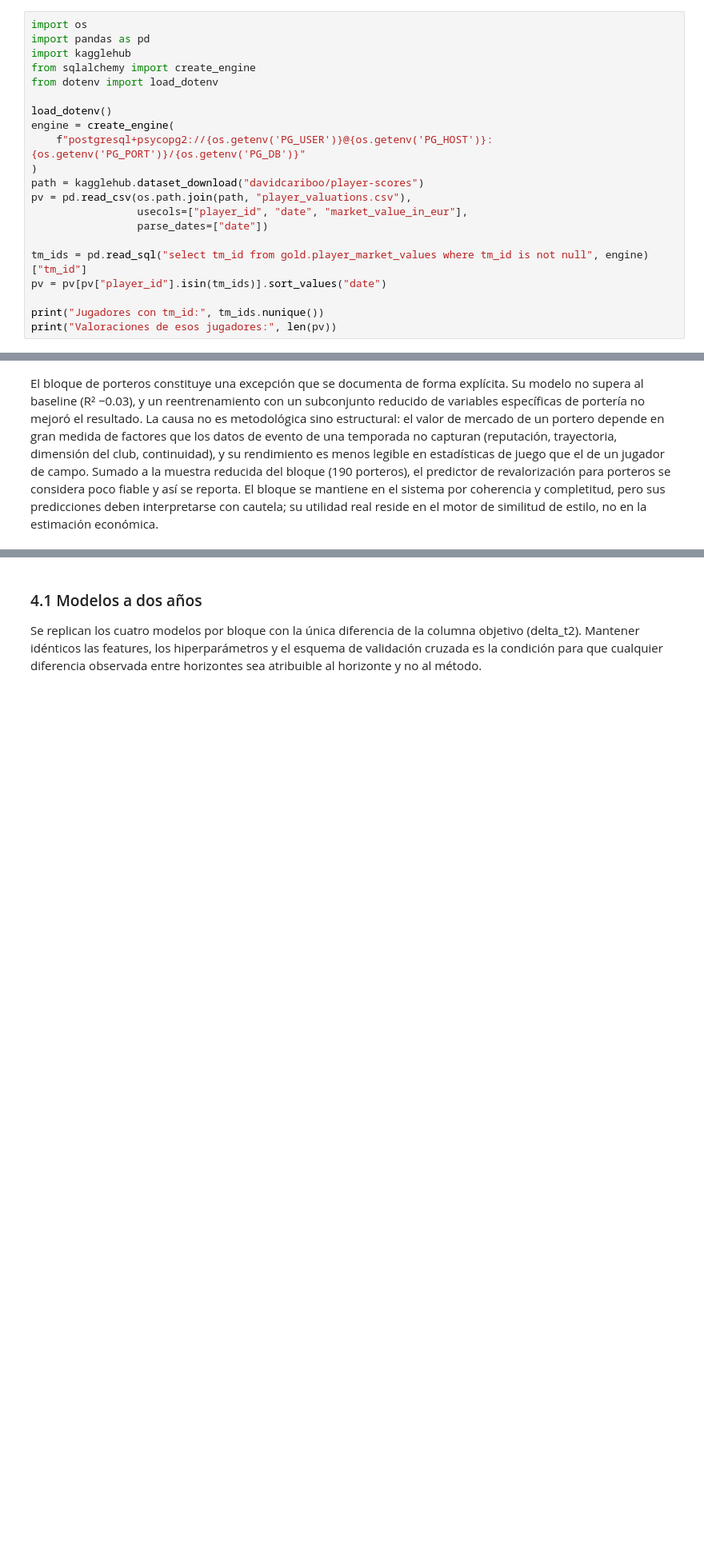
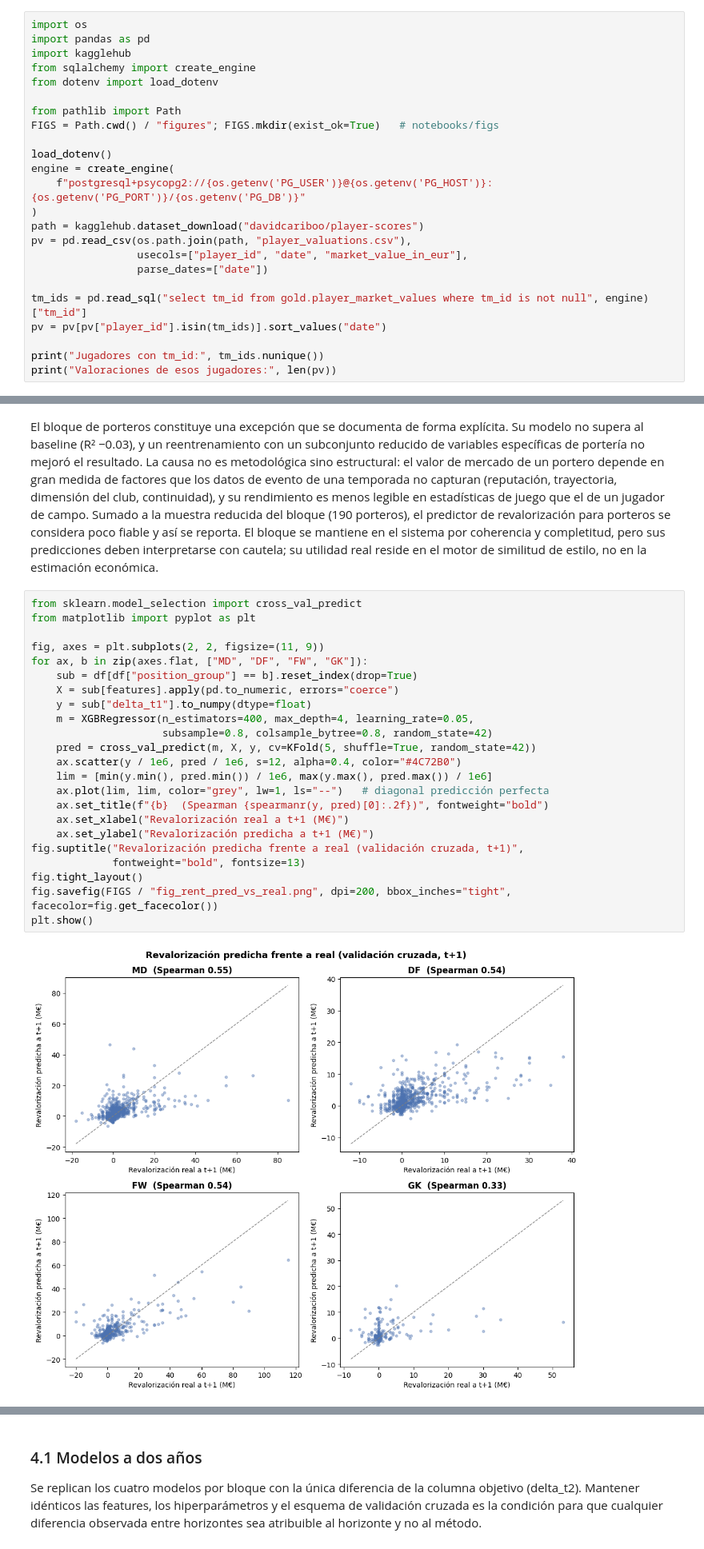
Before and after one commit to mahemar26/tfg-football-scouting, a Jupyter notebook: notebooks/06_value_prediction.ipynb, the cells around one changed output, grey strips where cells are left out. Shown at 80% size. Cells and saved outputs as stored; diff of their text form; blank space fills up the shorter version.

```diff
--- a/notebooks/06_value_prediction.ipynb
+++ b/notebooks/06_value_prediction.ipynb
@@ -21,6 +21,9 @@ import pandas as pd
 import kagglehub
 from sqlalchemy import create_engine
 from dotenv import load_dotenv
+
+from pathlib import Path
+FIGS = Path.cwd() / "figures"; FIGS.mkdir(exist_ok=True)   # notebooks/figs
 
 load_dotenv()
 engine = create_engine(
@@ -279,6 +265,31 @@ bloque (190 porteros), el predictor de revalorización para porteros se consider
 fiable y así se reporta. El bloque se mantiene en el sistema por coherencia y
 completitud, pero sus predicciones deben interpretarse con cautela; su utilidad real
 reside en el motor de similitud de estilo, no en la estimación económica.
+# %%
+from sklearn.model_selection import cross_val_predict
+from matplotlib import pyplot as plt
+
+fig, axes = plt.subplots(2, 2, figsize=(11, 9))
+for ax, b in zip(axes.flat, ["MD", "DF", "FW", "GK"]):
+    sub = df[df["position_group"] == b].reset_index(drop=True)
+    X = sub[features].apply(pd.to_numeric, errors="coerce")
+    y = sub["delta_t1"].to_numpy(dtype=float)
+    m = XGBRegressor(n_estimators=400, max_depth=4, learning_rate=0.05,
+                     subsample=0.8, colsample_bytree=0.8, random_state=42)
+    pred = cross_val_predict(m, X, y, cv=KFold(5, shuffle=True, random_state=42))
+    ax.scatter(y / 1e6, pred / 1e6, s=12, alpha=0.4, color="#4C72B0")
+    lim = [min(y.min(), pred.min()) / 1e6, max(y.max(), pred.max()) / 1e6]
+    ax.plot(lim, lim, color="grey", lw=1, ls="--")   # diagonal predicción perfecta
+    ax.set_title(f"{b}  (Spearman {spearmanr(y, pred)[0]:.2f})", fontweight="bold")
+    ax.set_xlabel("Revalorización real a t+1 (M€)")
+    ax.set_ylabel("Revalorización predicha a t+1 (M€)")
+fig.suptitle("Revalorización predicha frente a real (validación cruzada, t+1)",
+             fontweight="bold", fontsize=13)
+fig.tight_layout()
+fig.savefig(FIGS / "fig_rent_pred_vs_real.png", dpi=200, bbox_inches="tight", facecolor=fig.get_facecolor())
+plt.show()
+# %% [output]
+[figure, added]
 # %% [markdown]
 ### Interpretabilidad: ¿en qué se fija cada modelo?
 
```
Also changed, not shown: parts of 10 cells of this notebook, 3 other files.
